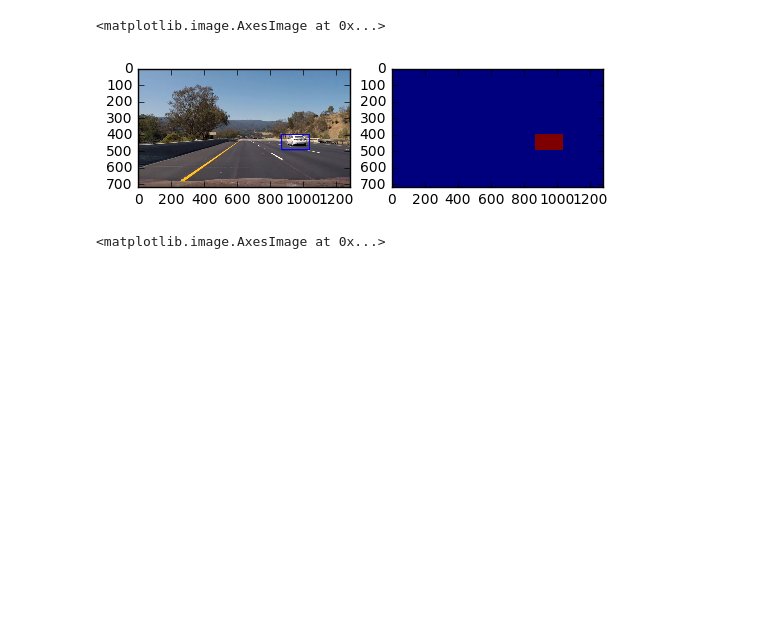
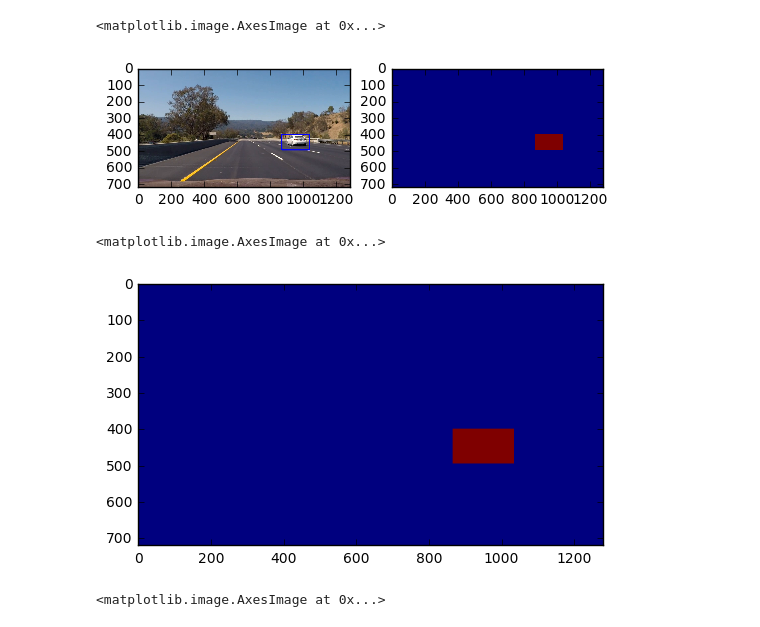
Before and after one commit to sirpsycho85/CarND-Vehicle-Detection, a Jupyter notebook: Vehicle Detection.ipynb, the cells around one changed output. Cells and saved outputs as stored; diff of their text form; code cells hidden in the pictures; blank space fills up the shorter version.

```diff
--- a/Vehicle Detection.ipynb
+++ b/Vehicle Detection.ipynb
@@ -542,6 +575,11 @@ plt.imshow(pipeline.heatmap)
 # %% [output]
 <matplotlib.image.AxesImage at 0x...>
 [figure]
+# %%
+plt.imshow(pipeline.recent_heatmaps[4])
+# %% [output]
+<matplotlib.image.AxesImage at 0x...>
+[figure, added]
 # %%
 clip0 = VideoFileClip('project_video.mp4')
 image = clip0.get_frame(10*25/25) # shape = (720,1280)
```
Also changed, not shown: parts of 7 cells of this notebook, 4 other files.
